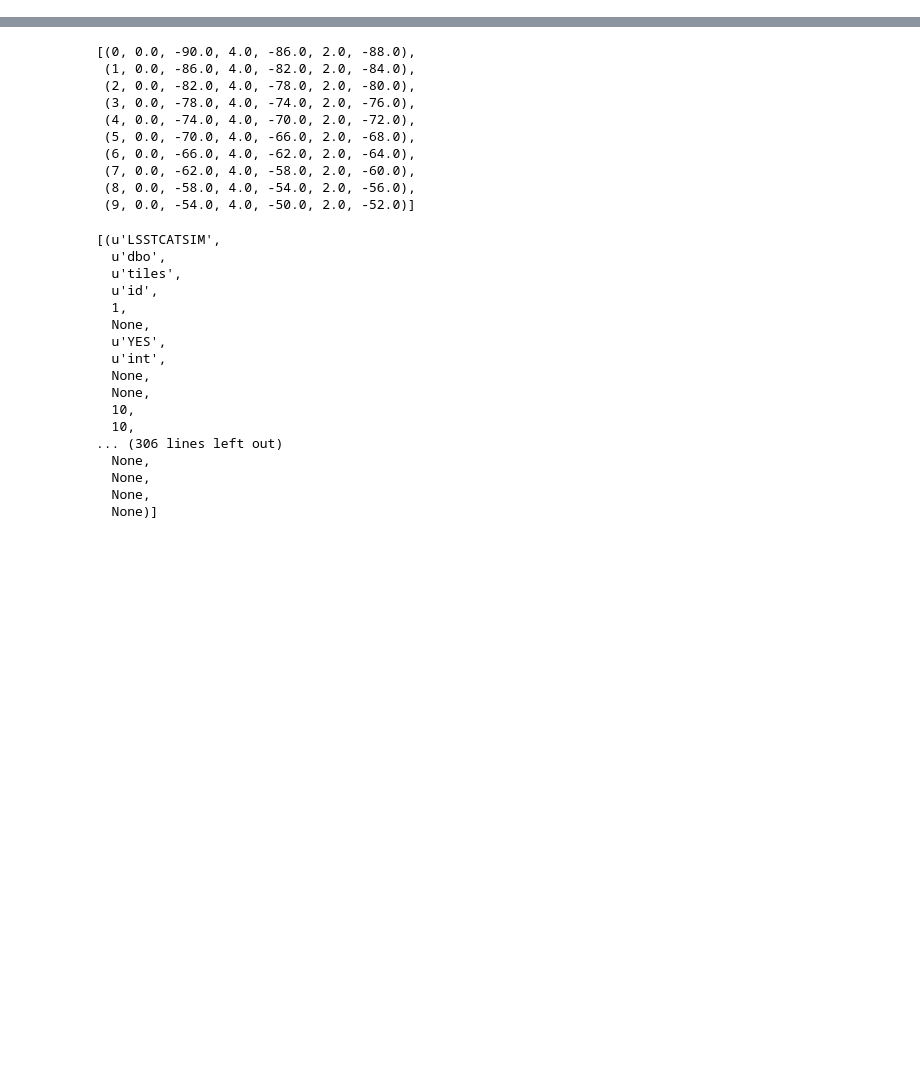
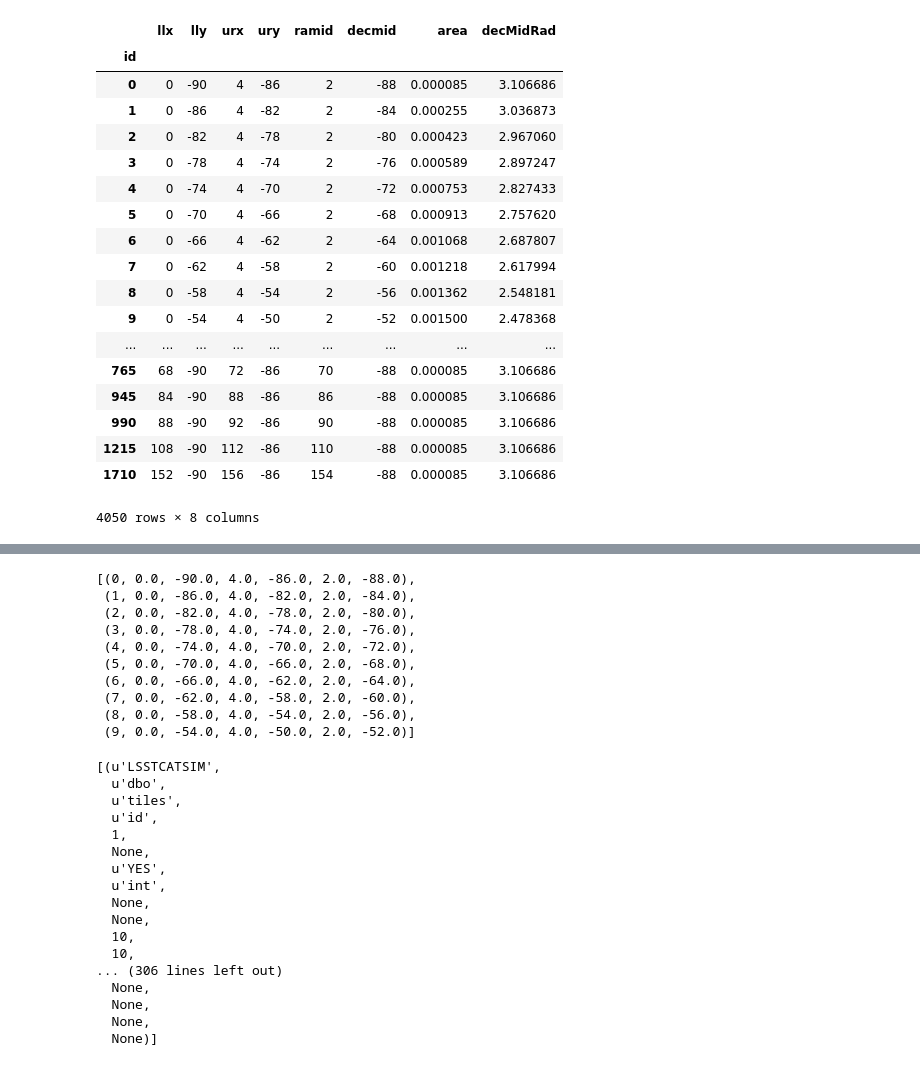
Before and after one commit to rbiswas4/SNsims, a Jupyter notebook: snsims/query_galTiled.ipynb, the cells around one changed output, grey strips where cells are left out. Drawn from its saved outputs; the diff is of its cells as text; code cells hidden in the pictures; blank space fills up the shorter version.

```diff
--- a/snsims/query_galTiled.ipynb
+++ b/snsims/query_galTiled.ipynb
@@ -7,0 +105,22 @@ db = DBConnection.cursor()
+# %%
+galTiles
+# %% [output]
+|  | llx | lly | urx | ury | ramid | decmid | area | decMidRad |
+| id |  |  |  |  |  |  |  |  |
+| 0 | 0 | -90 | 4 | -86 | 2 | -88 | 0.000085 | 3.106686 |
+| 1 | 0 | -86 | 4 | -82 | 2 | -84 | 0.000255 | 3.036873 |
+| 2 | 0 | -82 | 4 | -78 | 2 | -80 | 0.000423 | 2.967060 |
+| 3 | 0 | -78 | 4 | -74 | 2 | -76 | 0.000589 | 2.897247 |
+| 4 | 0 | -74 | 4 | -70 | 2 | -72 | 0.000753 | 2.827433 |
+| 5 | 0 | -70 | 4 | -66 | 2 | -68 | 0.000913 | 2.757620 |
+| 6 | 0 | -66 | 4 | -62 | 2 | -64 | 0.001068 | 2.687807 |
+| 7 | 0 | -62 | 4 | -58 | 2 | -60 | 0.001218 | 2.617994 |
+| 8 | 0 | -58 | 4 | -54 | 2 | -56 | 0.001362 | 2.548181 |
+| 9 | 0 | -54 | 4 | -50 | 2 | -52 | 0.001500 | 2.478368 |
+| ... | ... | ... | ... | ... | ... | ... | ... | ... |
+| 765 | 68 | -90 | 72 | -86 | 70 | -88 | 0.000085 | 3.106686 |
+| 945 | 84 | -90 | 88 | -86 | 86 | -88 | 0.000085 | 3.106686 |
+| 990 | 88 | -90 | 92 | -86 | 90 | -88 | 0.000085 | 3.106686 |
+| 1215 | 108 | -90 | 112 | -86 | 110 | -88 | 0.000085 | 3.106686 |
+| 1710 | 152 | -90 | 156 | -86 | 154 | -88 | 0.000085 | 3.106686 |
+4050 rows × 8 columns
```
Also changed, not shown: parts of 45 cells of this notebook.
